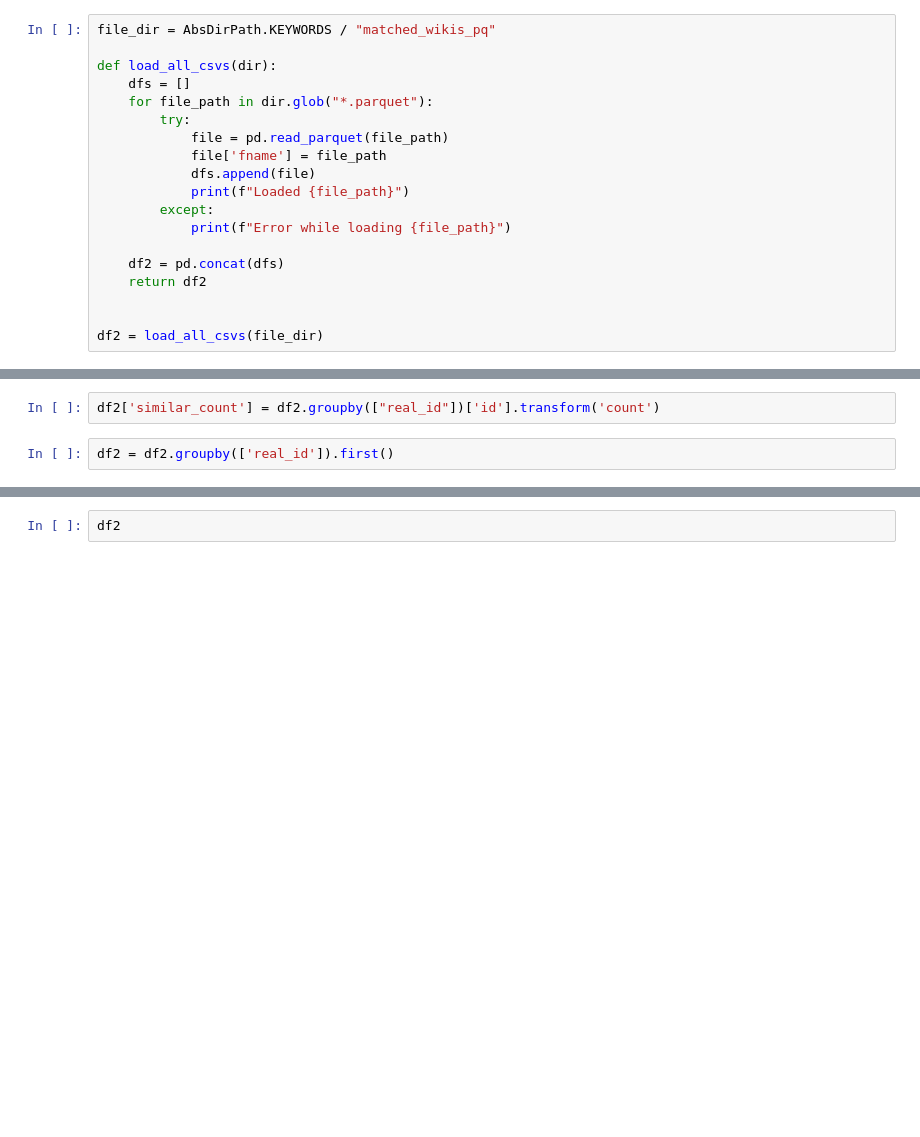
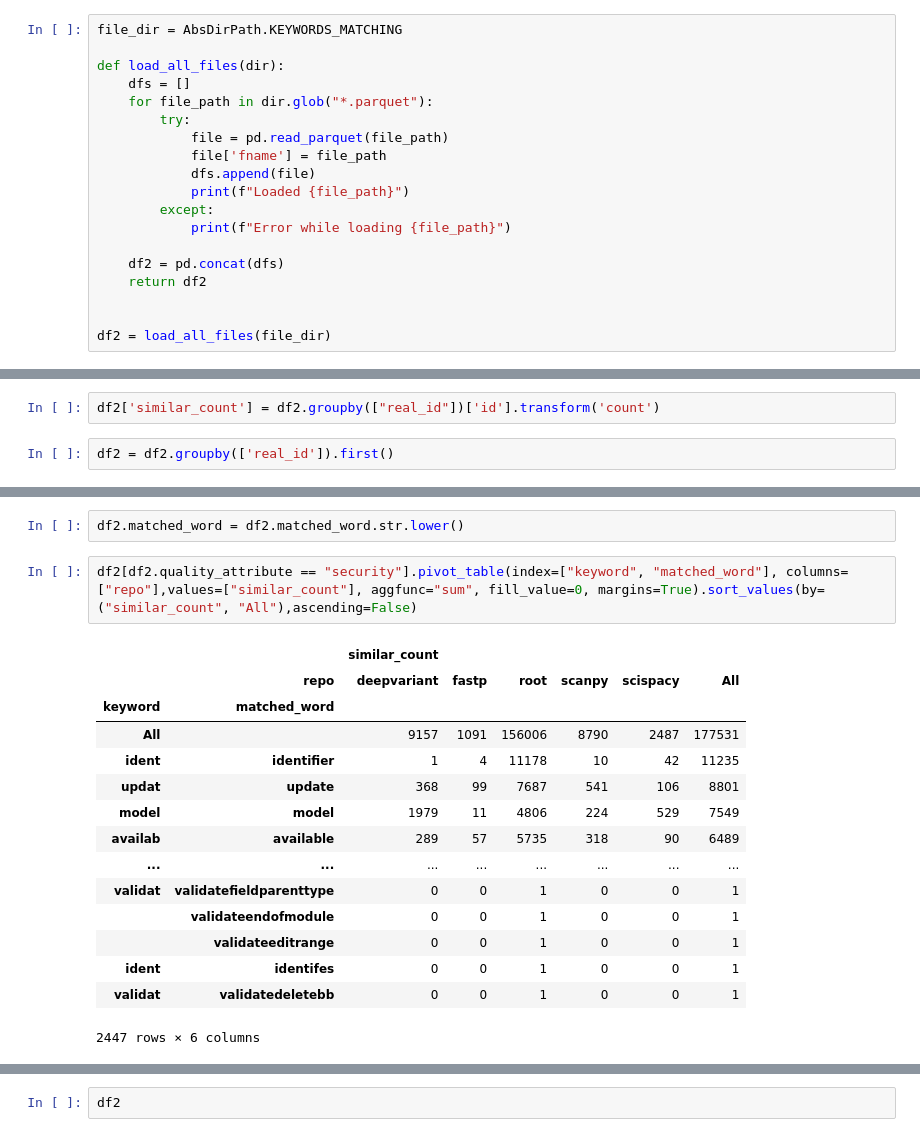
Before and after one commit to dmitrijs-voronovs/scientific-software-architecture-analysis, a Jupyter notebook: processing_pipeline/keyword_matching/keyword_matching_analysis_subset.ipynb, the cells around one changed output, grey strips where cells are left out. Saved outputs shown, nothing was run; the diff lists cells and outputs as text; blank space fills up the shorter version.

```diff
--- a/processing_pipeline/keyword_matching/keyword_matching_analysis_subset.ipynb
+++ b/processing_pipeline/keyword_matching/keyword_matching_analysis_subset.ipynb
@@ -23,7 +4,7 @@ df = load_all_csvs(file_dir)
 # %%
-file_dir = AbsDirPath.KEYWORDS / "matched_wikis_pq"
+file_dir = AbsDirPath.KEYWORDS_MATCHING
 
-def load_all_csvs(dir):
+def load_all_files(dir):
     dfs = []
     for file_path in dir.glob("*.parquet"):
         try:
@@ -38,4 +19,4 @@ def load_all_csvs(dir):
     return df2
 
 
-df2 = load_all_csvs(file_dir)
+df2 = load_all_files(file_dir)
@@ -84,0 +277,20 @@ df2[~df2['url'].str.startswith("https://root.cern/root/") & ~df2['url'].str.star
+# %%
+df2.matched_word = df2.matched_word.str.lower()
+# %%
+df2[df2.quality_attribute == "security"].pivot_table(index=["keyword", "matched_word"], columns=["repo"],values=["similar_count"], aggfunc="sum", fill_value=0, margins=True).sort_values(by=("similar_count", "All"),ascending=False)
+# %% [output]
+|  |  | similar_count |  |  |  |  |  |
+|  | repo | deepvariant | fastp | root | scanpy | scispacy | All |
+| keyword | matched_word |  |  |  |  |  |  |
+| All |  | 9157 | 1091 | 156006 | 8790 | 2487 | 177531 |
+| ident | identifier | 1 | 4 | 11178 | 10 | 42 | 11235 |
+| updat | update | 368 | 99 | 7687 | 541 | 106 | 8801 |
+| model | model | 1979 | 11 | 4806 | 224 | 529 | 7549 |
+| availab | available | 289 | 57 | 5735 | 318 | 90 | 6489 |
+| ... | ... | ... | ... | ... | ... | ... | ... |
+| validat | validatefieldparenttype | 0 | 0 | 1 | 0 | 0 | 1 |
+|  | validateendofmodule | 0 | 0 | 1 | 0 | 0 | 1 |
+|  | validateeditrange | 0 | 0 | 1 | 0 | 0 | 1 |
+| ident | identifes | 0 | 0 | 1 | 0 | 0 | 1 |
+| validat | validatedeletebb | 0 | 0 | 1 | 0 | 0 | 1 |
+2447 rows × 6 columns
```
Also changed, not shown: parts of 26 cells of this notebook, 1 other file.
